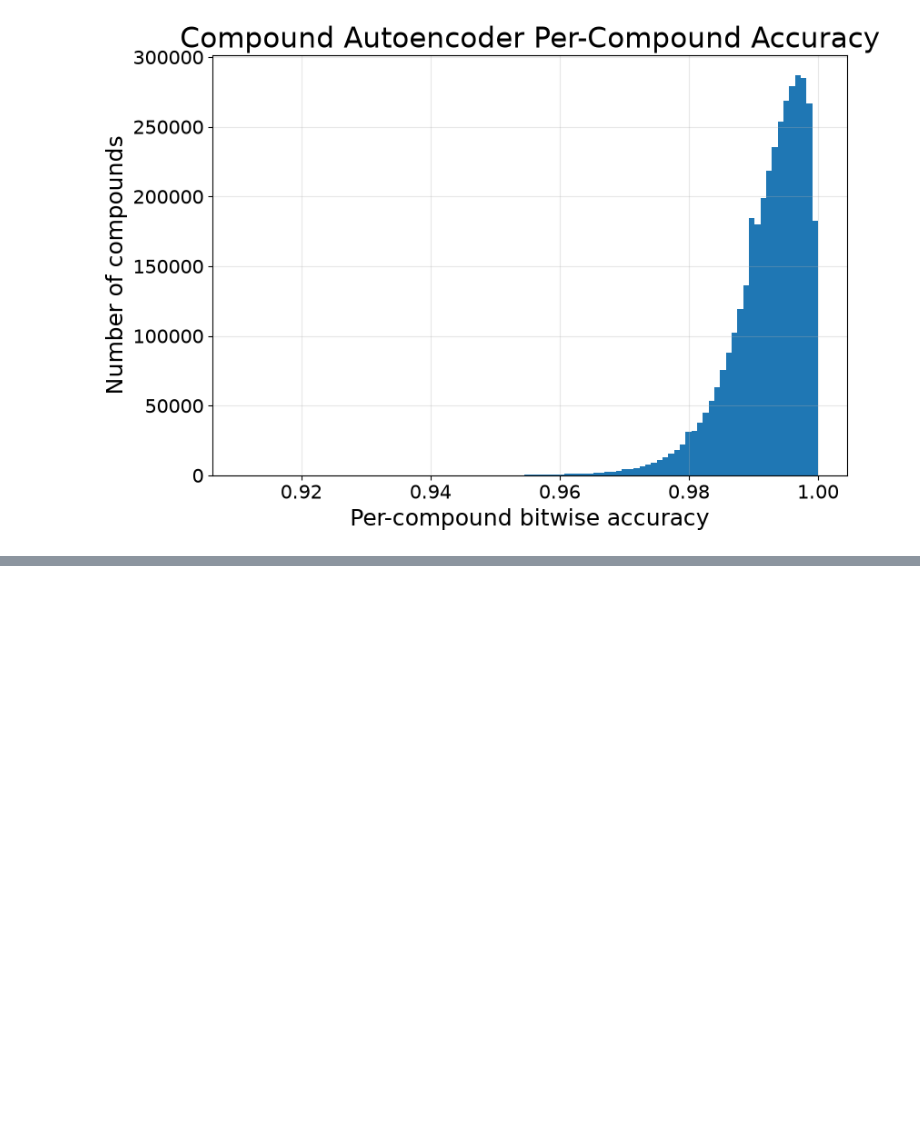
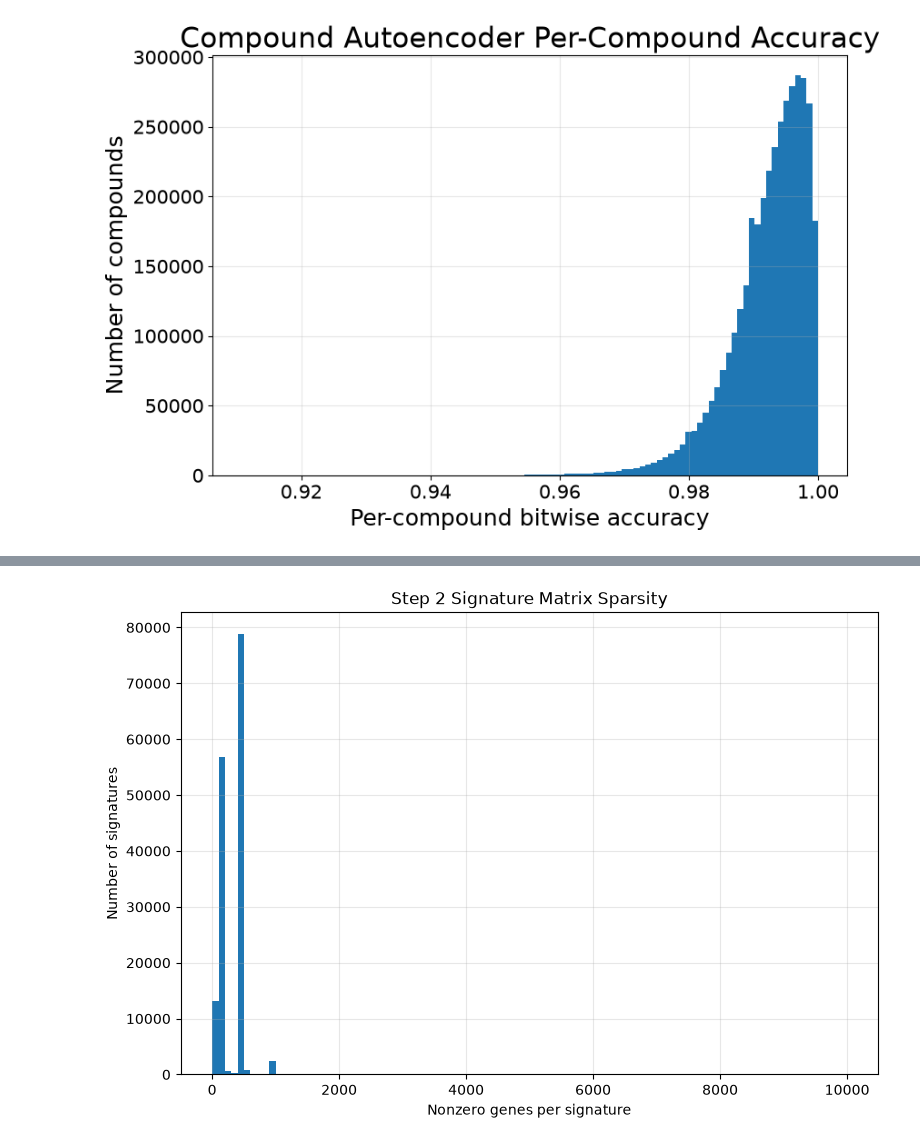
Before and after one commit to mell508-gif/predicting-predictability, a Jupyter notebook: data/july_wraps.ipynb, the cells around one changed output, grey strips where cells are left out. Cells and saved outputs as stored; diff of their text form; code cells hidden in the pictures; blank space fills up the shorter version.

```diff
--- a/data/july_wraps.ipynb
+++ b/data/july_wraps.ipynb
@@ -2326,0 +2372,15 @@ plt.show()
+# %%
+for path in files:
+    print("\n" + "="*100)
+    print(path.name)
+
+    with gzip.open(path, "rt", errors="replace") as f:
+        for i in range(2):
+            line = f.readline().rstrip("\n")
+            parts = line.split("\t")
+
+            print(f"\nLine {i+1}")
+            print("Number of fields:", len(parts))
+            print("First field / signature term:", parts[0][:300])
+            print("Second field / description:", parts[1][:200] if len(parts) > 1 else None)
+            print("First 10 gene entries:", parts[2:12])
@@ -2326,0 +2613,11 @@ plt.show()
+# %%
+print("Signature metadata:")
+display(signature_metadata.head())
+
+print("Gene index:")
+display(gene_index.head())
+
+nonzeros_per_signature = np.diff(X.indptr)
+
+print("Genes per signature summary:")
+pd.Series(nonzeros_per_signature).describe()
@@ -2326,0 +2649,18 @@ plt.show()
+# %%
+import matplotlib.pyplot as plt
+
+plt.figure(figsize=(9, 6))
+plt.hist(nonzeros_per_signature, bins=100)
+
+plt.xlabel("Nonzero genes per signature")
+plt.ylabel("Number of signatures")
+plt.title("Step 2 Signature Matrix Sparsity")
+plt.grid(True, alpha=0.3)
+
+FIG_DIR = PROJECT_ROOT / "figures" / "step2_signatures"
+FIG_DIR.mkdir(parents=True, exist_ok=True)
+
+plt.savefig(FIG_DIR / "step2_nonzero_genes_per_signature.png", dpi=300, bbox_inches="tight")
+plt.show()
+# %% [output]
+[figure, added]
```
Also changed, not shown: parts of 14 cells of this notebook, 12 other files.
